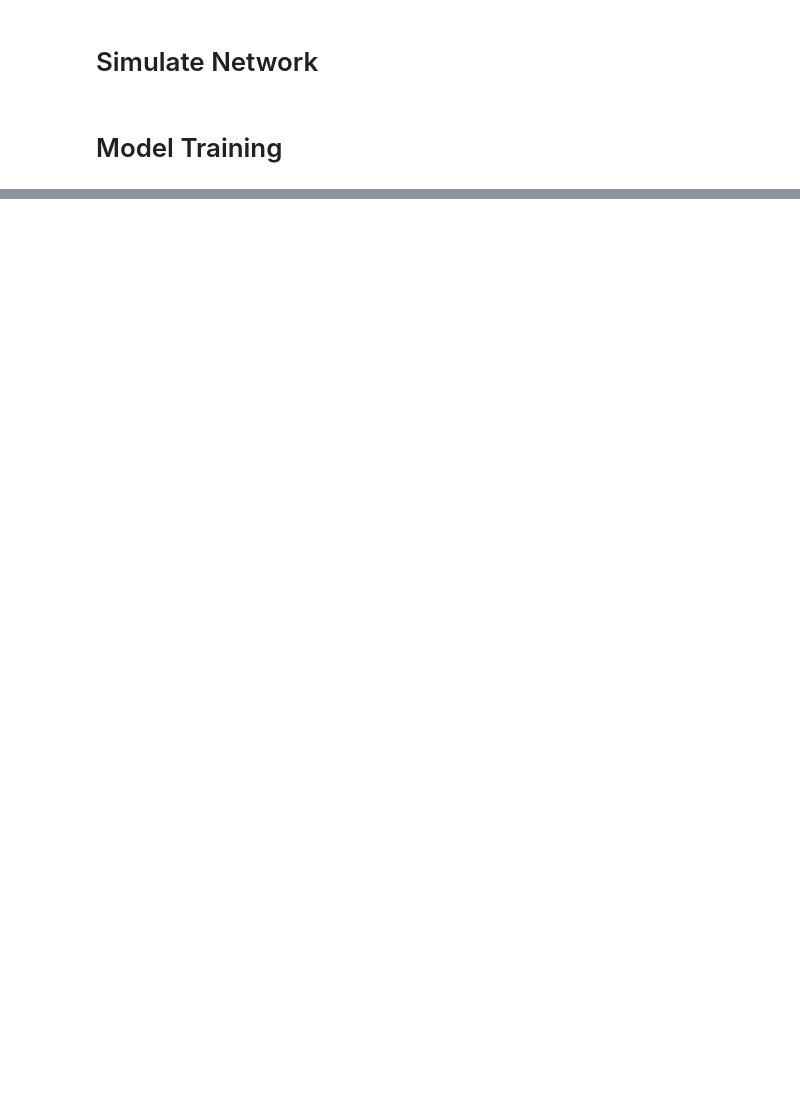
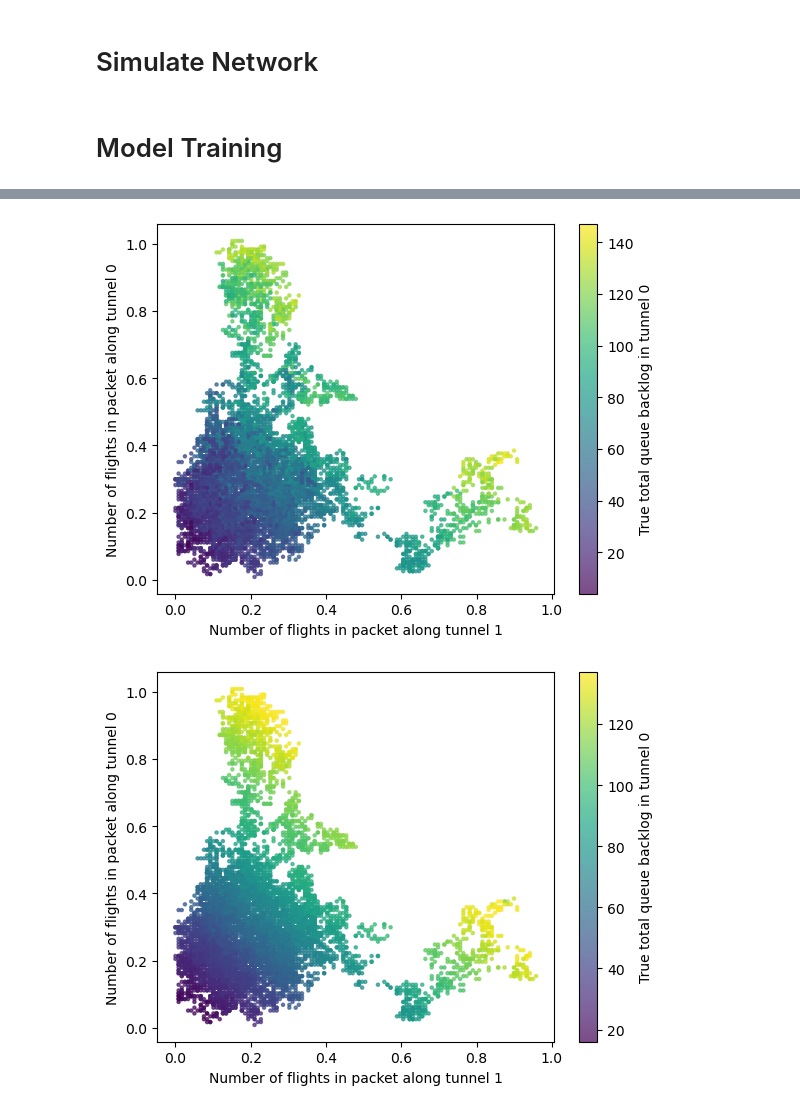
Before and after one commit to SathwikChadaga/underlay-backlog-estimation, a Jupyter notebook: transformer_backlog_prediction.ipynb, the cells around one changed output, grey strips where cells are left out. Saved outputs shown, nothing was run; the diff lists cells and outputs as text; code cells hidden in the pictures; blank space fills up the shorter version.

```diff
--- a/transformer_backlog_prediction.ipynb
+++ b/transformer_backlog_prediction.ipynb
@@ -329,0 +245,7 @@ cbar.set_label('Predicted total queue backlog in tunnel 0')
+# %%
+tt = -5
+plot_scatter_plot(x_test[:,tt,:].cpu().numpy(), y[:,1])
+plot_scatter_plot(x_test[:,tt,:].cpu().numpy(), y_pred[:,0])
+# %% [output]
+[figure, added]
+[figure, added]
```
Also changed, not shown: parts of 28 cells of this notebook, 6 other files.
